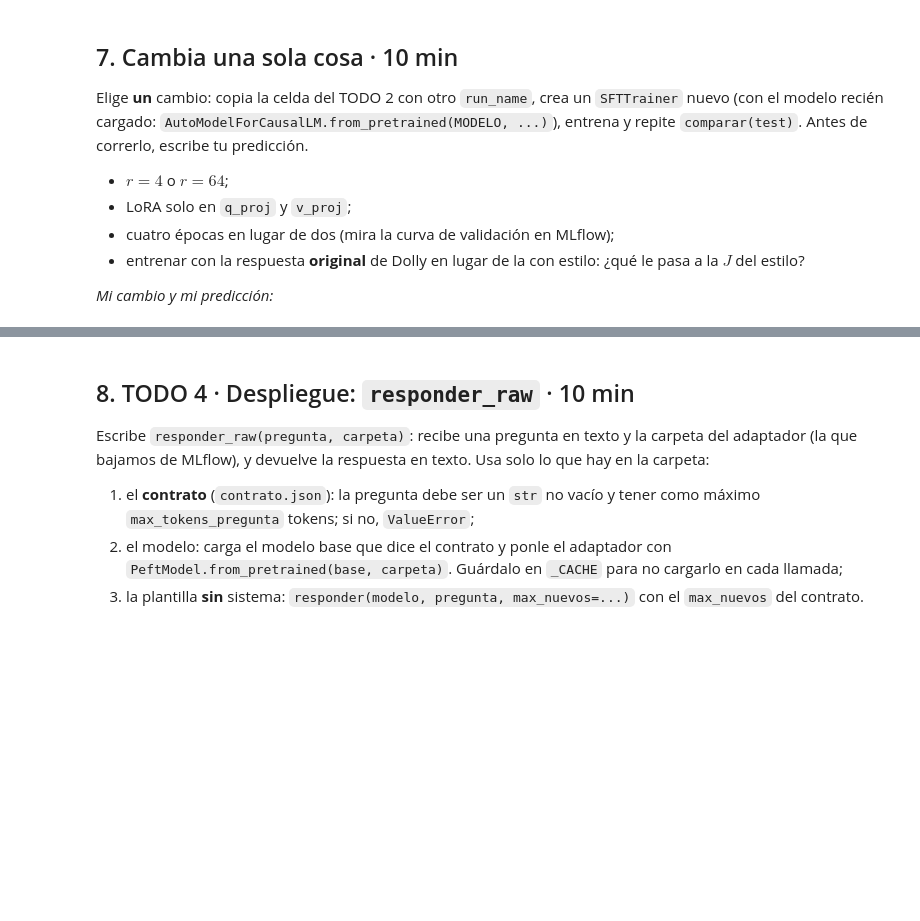
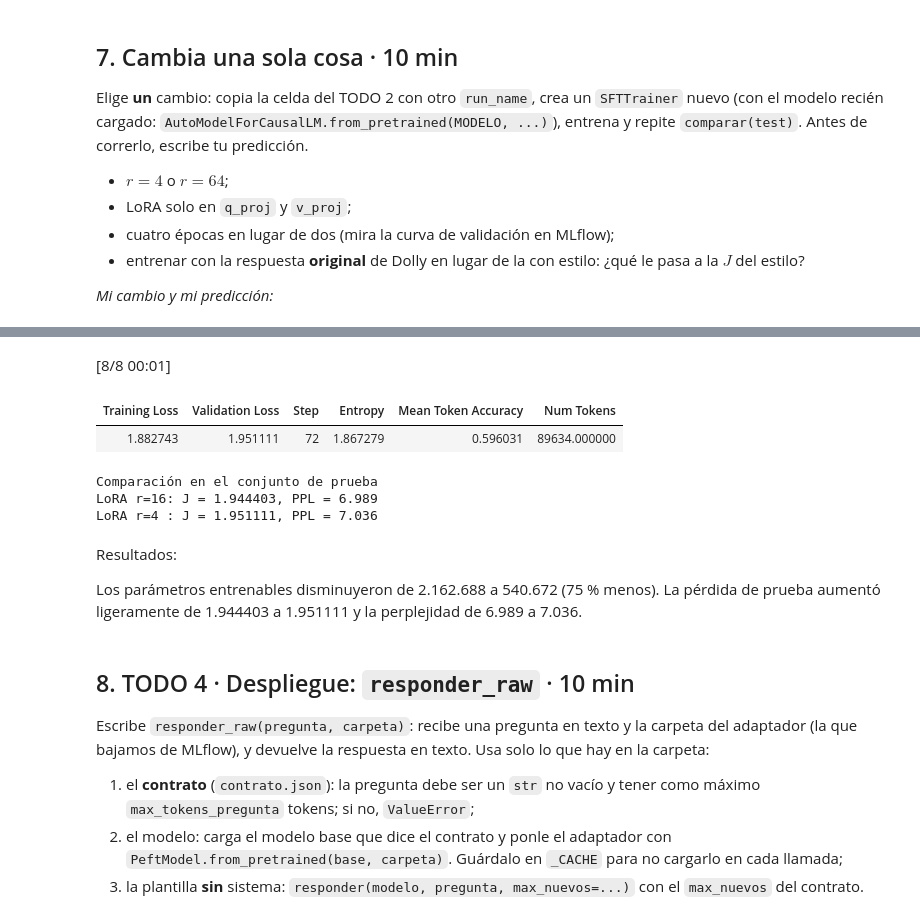
Before and after one commit to andres22feli/si7011-AgudeloOrtega-GarnicaBohorquez, a Jupyter notebook: evento3/sesion_06_6_integrador_estilo_llm.ipynb, the cells around one changed output, grey strips where cells are left out. Saved outputs shown, nothing was run; the diff lists cells and outputs as text; code cells hidden in the pictures; blank space fills up the shorter version.

```diff
--- a/evento3/sesion_06_6_integrador_estilo_llm.ipynb
+++ b/evento3/sesion_06_6_integrador_estilo_llm.ipynb
@@ -319,3 +590,34 @@ _Mi cambio y mi predicción:_
+# %%
+# Evalúa LoRA r=4 sobre las mismas 59 conversaciones de prueba.
+# Utilizamos el trainer_2 para no modificar el modelo r=16.
+
+datos_test = conjunto(test)
+
+# Calcula la pérdida del nuevo adaptador
+resultado_test_r4 = trainer_2.evaluate(
+    eval_dataset=datos_test
+)
+
+J_r4 = resultado_test_r4["eval_loss"]
+
+# Convierte la pérdida en perplejidad
+ppl_r4 = np.exp(J_r4)
+
+# Compara con los resultados previos de LoRA r=16
+print("Comparación en el conjunto de prueba")
+print(f"LoRA r=16: J = {1.944403:.6f}, PPL = {np.exp(1.944403):.3f}")
+print(f"LoRA r=4 : J = {J_r4:.6f}, PPL = {ppl_r4:.3f}")
+# %% [output]
+[8/8 00:01]
+| Training Loss | Validation Loss | Step | Entropy | Mean Token Accuracy | Num Tokens |
+| 1.882743 | 1.951111 | 72 | 1.867279 | 0.596031 | 89634.000000 |
+Comparación en el conjunto de prueba
+LoRA r=16: J = 1.944403, PPL = 6.989
+LoRA r=4 : J = 1.951111, PPL = 7.036
+# %% [markdown]
+Resultados:
+
+Los parámetros entrenables disminuyeron de 2.162.688 a 540.672 (75 % menos). La pérdida de prueba aumentó ligeramente de 1.944403 a 1.951111 y la perplejidad de 6.989 a 7.036.
 # %% [markdown]
 ## 8. TODO 4 · Despliegue: `responder_raw` · 10 min
 Escribe `responder_raw(pregunta, carpeta)`: recibe una pregunta en texto y la carpeta del adaptador (la que bajamos de MLflow), y devuelve la respuesta en texto. Usa solo lo que hay en la carpeta:
```
Also changed, not shown: parts of 21 cells of this notebook.
